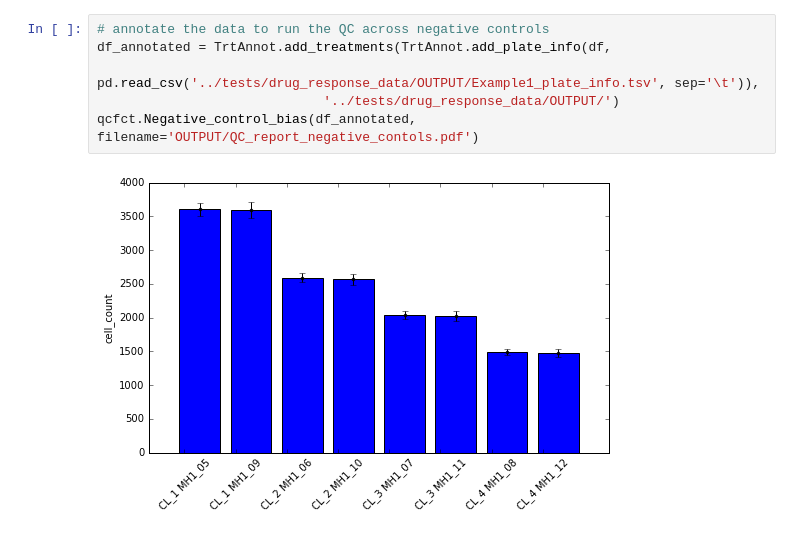
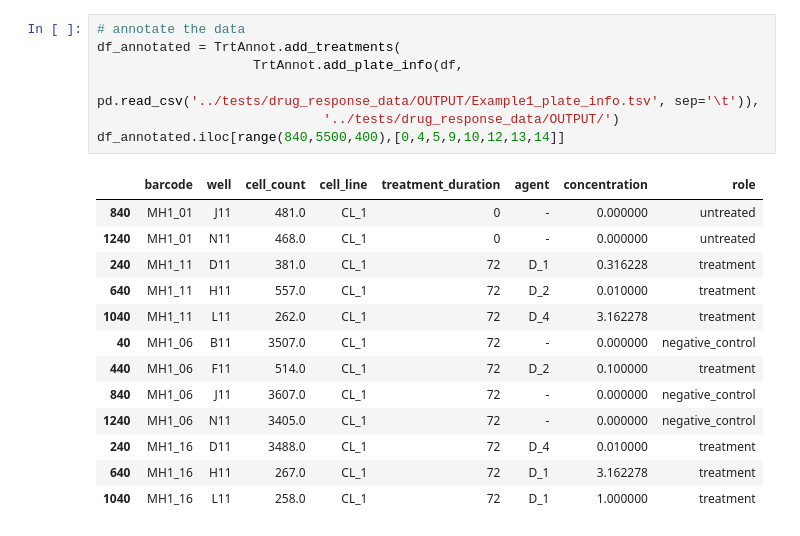
Before and after one commit to datarail/datarail, a Jupyter notebook: examplars/QC_drug_response.ipynb, the cells around one changed output. Drawn from its saved outputs; the diff is of its cells as text.

```diff
--- a/examplars/QC_drug_response.ipynb
+++ b/examplars/QC_drug_response.ipynb
@@ -57,8 +58,21 @@ qcfct.Plate_bias(xray, variable='cell_count__dead', filename='OUTPUT/QC_report_d
 # %%
-# annotate the data to run the QC across negative controls
-df_annotated = TrtAnnot.add_treatments(TrtAnnot.add_plate_info(df,
-                            pd.read_csv('../tests/drug_response_data/OUTPUT/Example1_plate_info.tsv', sep='\t')),
+# annotate the data
+df_annotated = TrtAnnot.add_treatments(
+                    TrtAnnot.add_plate_info(df,
+                        pd.read_csv('../tests/drug_response_data/OUTPUT/Example1_plate_info.tsv', sep='\t')),
                              '../tests/drug_response_data/OUTPUT/')
-qcfct.Negative_control_bias(df_annotated, filename='OUTPUT/QC_report_negative_contols.pdf')
+df_annotated.iloc[range(840,5500,400),[0,4,5,9,10,12,13,14]]
 # %% [output]
-[figure, removed]
+|  | barcode | well | cell_count | cell_line | treatment_duration | agent | concentration | role |
+| 840 | MH1_01 | J11 | 481.0 | CL_1 | 0 | - | 0.000000 | untreated |
+| 1240 | MH1_01 | N11 | 468.0 | CL_1 | 0 | - | 0.000000 | untreated |
+| 240 | MH1_11 | D11 | 381.0 | CL_1 | 72 | D_1 | 0.316228 | treatment |
+| 640 | MH1_11 | H11 | 557.0 | CL_1 | 72 | D_2 | 0.010000 | treatment |
+| 1040 | MH1_11 | L11 | 262.0 | CL_1 | 72 | D_4 | 3.162278 | treatment |
+| 40 | MH1_06 | B11 | 3507.0 | CL_1 | 72 | - | 0.000000 | negative_control |
+| 440 | MH1_06 | F11 | 514.0 | CL_1 | 72 | D_2 | 0.100000 | treatment |
+| 840 | MH1_06 | J11 | 3607.0 | CL_1 | 72 | - | 0.000000 | negative_control |
+| 1240 | MH1_06 | N11 | 3405.0 | CL_1 | 72 | - | 0.000000 | negative_control |
+| 240 | MH1_16 | D11 | 3488.0 | CL_1 | 72 | D_4 | 0.010000 | treatment |
+| 640 | MH1_16 | H11 | 267.0 | CL_1 | 72 | D_1 | 3.162278 | treatment |
+| 1040 | MH1_16 | L11 | 258.0 | CL_1 | 72 | D_1 | 1.000000 | treatment |
```
Also changed, not shown: parts of 4 cells of this notebook, 7 other files.
